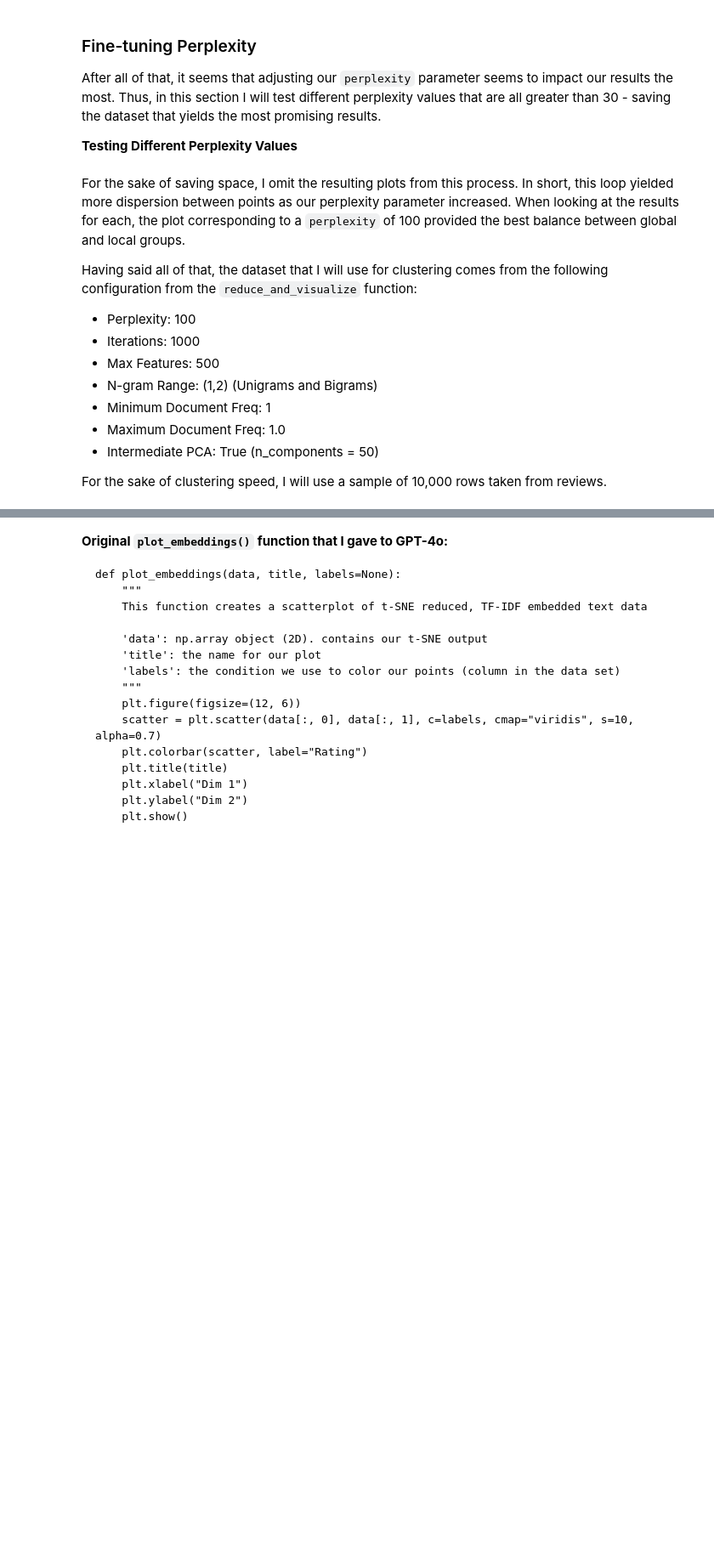
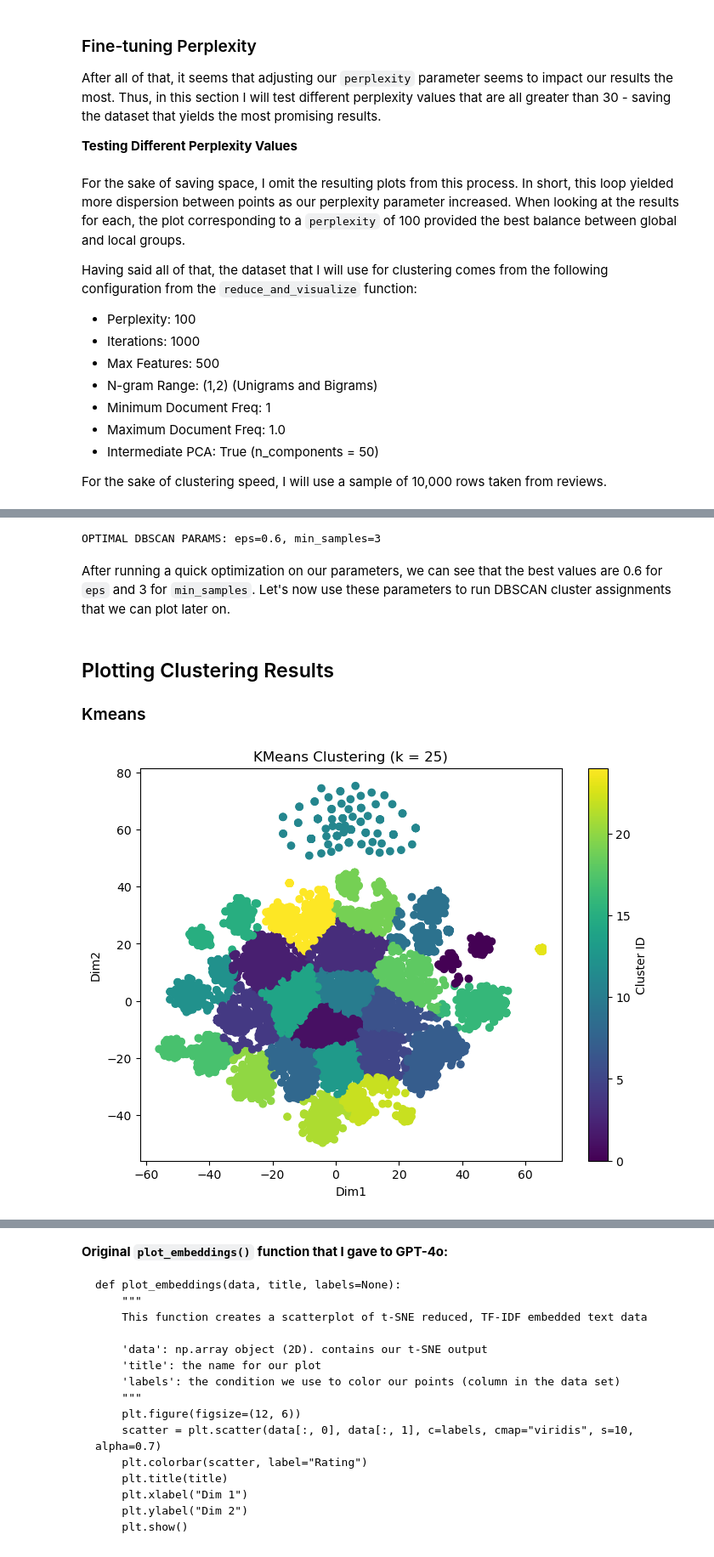
Before and after one commit to sm110101/portfolio_site, a Jupyter notebook: technical-details/unsupervised-learning/main.ipynb, the cells around one changed output, grey strips where cells are left out. Shown at 85% size. Saved outputs shown, nothing was run; the diff lists cells and outputs as text; code cells hidden in the pictures; blank space fills up the shorter version.

```diff
--- a/technical-details/unsupervised-learning/main.ipynb
+++ b/technical-details/unsupervised-learning/main.ipynb
@@ -499,0 +615,4 @@ silhouette_avg = []
+# %%
+optimal_k_agglo = 22
+agglo = AgglomerativeClustering(n_clusters=optimal_k_agglo)
+reduced_df['Agglo_22_Clusters'] = agglo.fit_predict(reduced_df[['Dim1', 'Dim2']])
@@ -499,0 +625,51 @@ silhouette_avg = []
+# %%
+# Initializing list of potential eps and min_sample values
+eps_values = [0.1,0.15,0.2,0.25,0.3,0.35,0.4,0.45,0.5,0.6,0.7,0.8]
+min_sample_values = [3,4,5,6,7]
+
+# Initialize starting value for best silouette score, eps, and min_sample values
+best_silouette = -1
+best_eps = 0
+best_min_sample = 0
+
+# Loop over different eps and min_sample values
+for eps in eps_values:
+    for min_sample in min_sample_values:
+        # Initialize DBSCAN object
+        db = DBSCAN(eps=eps, min_samples=min_sample)
+        # Fit DBSCAN to the data and predict cluster labels (-1 indicates noise)
+        cluster_labels = db.fit_predict(reduced_df[['Dim1', 'Dim2']])
+
+        # Check if DBSCAN formed more than one cluster (ignore cases with only noise or one cluster)
+        if len(set(cluster_labels)) > 1:
+            # Calculate silouette score
+            silhouette_avg_db = silhouette_score(reduced_df[['Dim1', 'Dim2']], cluster_labels)
+            # Update best params if the current silouette score is higher than the best one so far
+            if silhouette_avg_db > best_silouette:
+                best_silouette = silhouette_avg_db
+                best_eps = eps
+                best_min_sample = min_sample
+
+print(f"OPTIMAL DBSCAN PARAMS: eps={best_eps}, min_samples={best_min_sample}")
+# %% [output]
+OPTIMAL DBSCAN PARAMS: eps=0.6, min_samples=3
+# %% [markdown]
+After running a quick optimization on our parameters, we can see that the best values are 0.6 for `eps` and 3 for `min_samples`. Let's now use these parameters to run DBSCAN cluster assignments that we can plot later on.
+# %%
+# Running DBSCAN with optimal Params
+db = DBSCAN(eps=best_eps, min_samples=best_min_sample)
+reduced_df['DBSCAN_Cluster'] = db.fit_predict(reduced_df[['Dim1', 'Dim2']])
+# %% [markdown]
+## Plotting Clustering Results
+
+### Kmeans
+# %%
+plt.figure(figsize=(8, 6))
+plt.scatter(reduced_df['Dim1'], reduced_df['Dim2'], c=reduced_df['KMeans_25_Clusters'], cmap='viridis')
+plt.title('KMeans Clustering (k = 25)')
+plt.xlabel('Dim1')
+plt.ylabel('Dim2')
+plt.colorbar(label='Cluster ID')
+plt.show()
+# %% [output]
+[figure, added]
```
Also changed, not shown: parts of 15 cells of this notebook, 26 other files.
